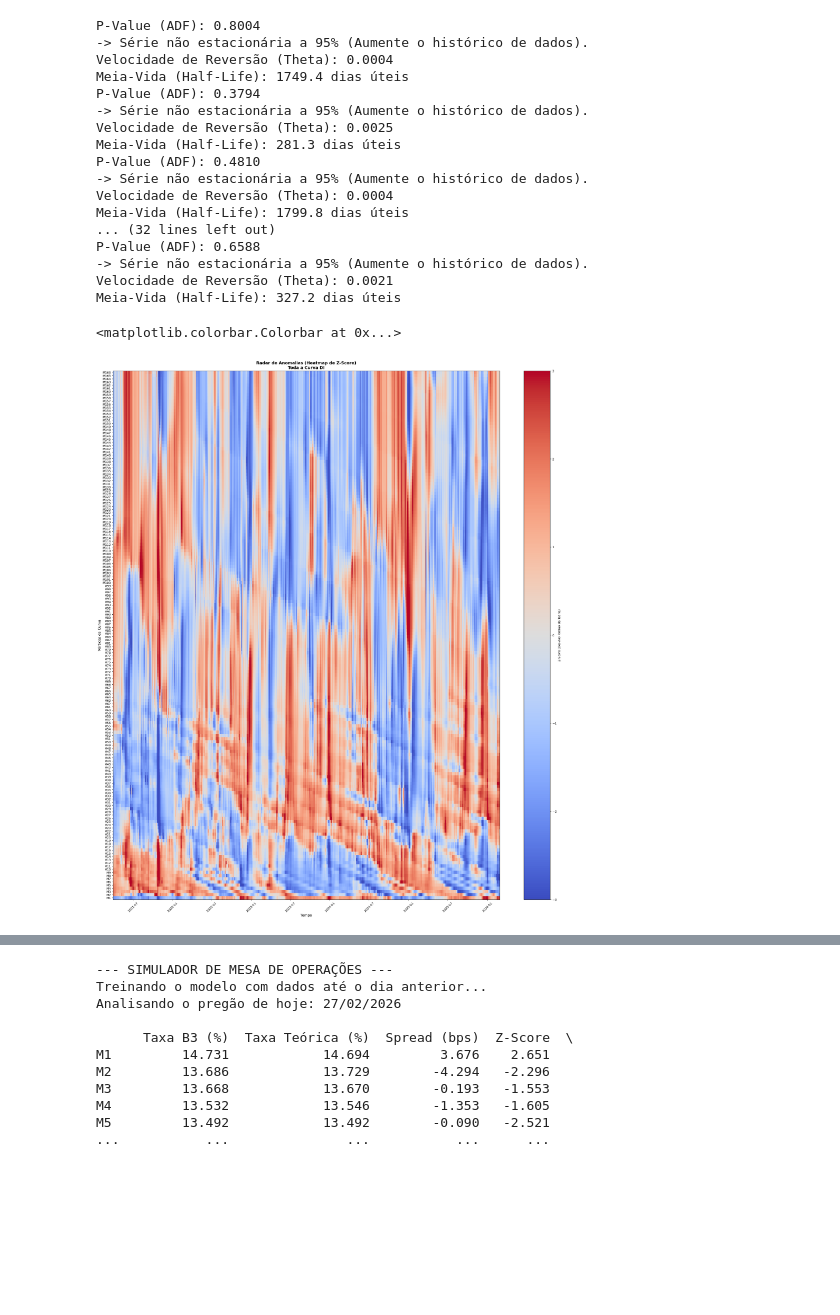
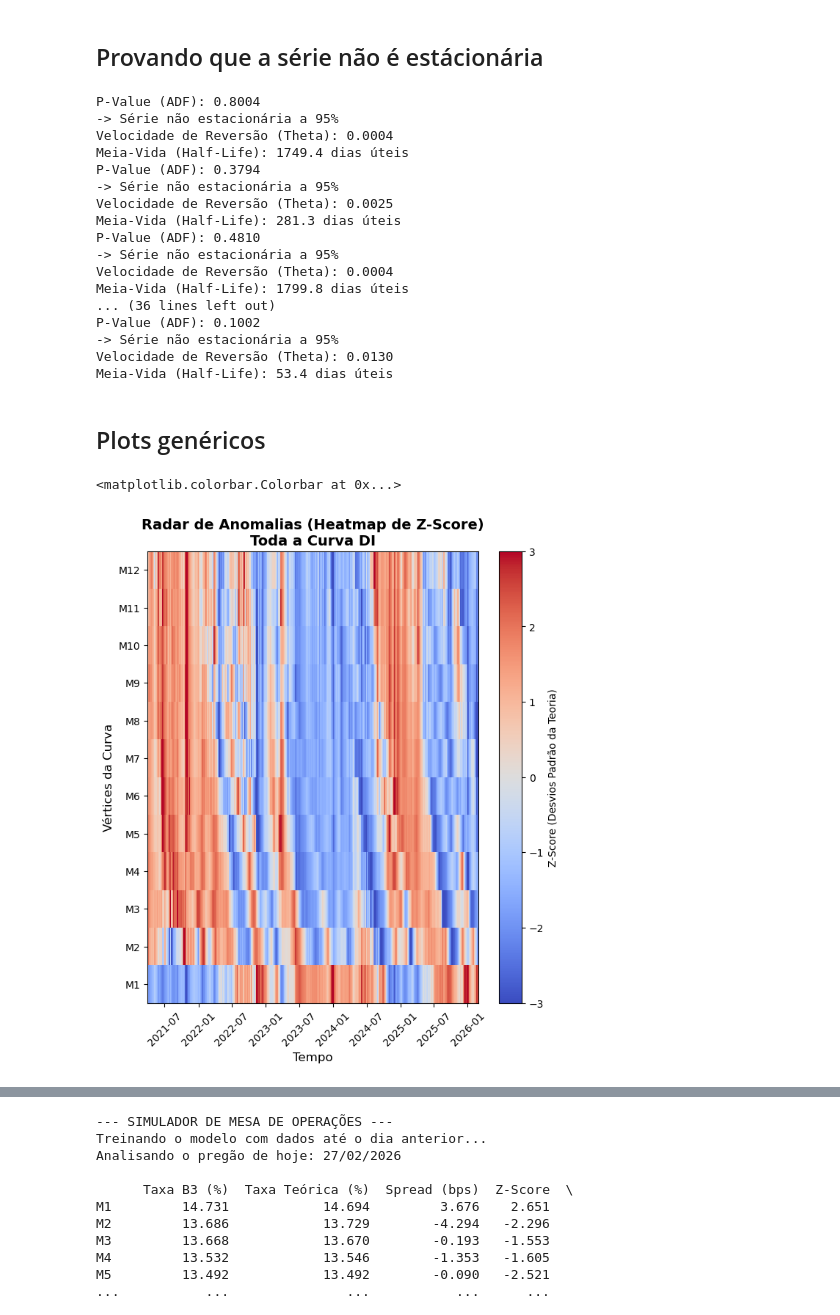
Before and after one commit to adrianfilipe/artigo_di, a Jupyter notebook: code.ipynb, the cells around one changed output, grey strips where cells are left out. Saved outputs shown, nothing was run; the diff lists cells and outputs as text; code cells hidden in the pictures; blank space fills up the shorter version.

```diff
--- a/code.ipynb
+++ b/code.ipynb
@@ -199,3 +217,5 @@ plt.show()
+# %% [markdown]
+## Provando que a série não é estácionária
 # %%
 import statsmodels.api as sm
 from statsmodels.tsa.stattools import adfuller
@@ -212,7 +232,7 @@ for vertice_alvo in vertices_alvo:
     if adf_result[1] < 0.05:
         print("-> SÉRIE ESTACIONÁRIA! (Pode Operar)")
     else:
-        print("-> Série não estacionária a 95% (Aumente o histórico de dados).")
+        print("-> Série não estacionária a 95% ")
 
     # Regressão OLS para achar Theta
     y = series.diff().dropna()
@@ -230,22 +250,24 @@ for vertice_alvo in vertices_alvo:
         print("-> Erro: Theta negativo (série explosiva).")
 # %% [output]
 P-Value (ADF): 0.8004
--> Série não estacionária a 95% (Aumente o histórico de dados).
+-> Série não estacionária a 95%
 Velocidade de Reversão (Theta): 0.0004
 Meia-Vida (Half-Life): 1749.4 dias úteis
 P-Value (ADF): 0.3794
--> Série não estacionária a 95% (Aumente o histórico de dados).
+-> Série não estacionária a 95%
 Velocidade de Reversão (Theta): 0.0025
 Meia-Vida (Half-Life): 281.3 dias úteis
 P-Value (ADF): 0.4810
--> Série não estacionária a 95% (Aumente o histórico de dados).
+-> Série não estacionária a 95%
 Velocidade de Reversão (Theta): 0.0004
 Meia-Vida (Half-Life): 1799.8 dias úteis
-... (32 lines left out)
-P-Value (ADF): 0.6588
--> Série não estacionária a 95% (Aumente o histórico de dados).
-Velocidade de Reversão (Theta): 0.0021
-Meia-Vida (Half-Life): 327.2 dias úteis
+... (36 lines left out)
+P-Value (ADF): 0.1002
+-> Série não estacionária a 95%
+Velocidade de Reversão (Theta): 0.0130
+Meia-Vida (Half-Life): 53.4 dias úteis
+# %% [markdown]
+## Plots genéricos
 # %%
 import pandas as pd
 import numpy as np
@@ -253,40 +275,43 @@ import matplotlib.pyplot as plt
 import matplotlib.dates as mdates
 
 
-# 2. Calcular o Z-Score para TODOS os vértices ao mesmo tempo (O Radar completo)
+# Calcular o Z-Score para TODOS os vértices ao mesmo tempo (O Radar completo)
 window = 60
+
+vertices_alvo = ['M1','M2','M3','M4','M5', 'M6', 'M7', 'M8', 'M9', 'M10', 'M11', 'M12']
+df_spreads = df_spreads[vertices_alvo]
 # Z = (Valor - Média da Janela) / Desvio Padrão da Janela
 df_zscores = (df_spreads - df_spreads.rolling(window).mean()) / df_spreads.rolling(window).std()
 
 # Limpar os NaNs gerados pela janela móvel inicial (os primeiros 60 dias)
 df_z_clean = df_zscores.dropna()
 
 # 3. Preparar os eixos para o gráfico 3D e Heatmap
 # Eixo X = Datas, Eixo Y = Número do Vértice (1 a 15), Eixo Z = Valor do Z-Score
 X_dates = df_z_clean.index
 Y_verts = np.arange(1, len(df_z_clean.columns) + 1)
 X, Y = np.meshgrid(mdates.date2num(X_dates), Y_verts)
 Z = df_z_clean.T.values
 
 # 4. Criar a figura com as duas visualizações (Lado a Lado)
-fig = plt.figure(figsize=(64,32))
+fig = plt.figure(figsize=(16,8))
 
 # --- GRÁFICO 1: Heatmap (O Mapa de Calor da Mesa de Operações) ---
 ax1 = fig.add_subplot(121)
 # Usando cmap 'coolwarm': Vermelho = Z>0 (Venda), Azul = Z<0 (Compra)
 im = ax1.pcolormesh(X_dates, Y_verts, Z, cmap='coolwarm', vmin=-3, vmax=3, shading='auto')
 ax1.set_yticks(Y_verts)
 ax1.set_yticklabels(df_z_clean.columns)
 ax1.set_title('Radar de Anomalias (Heatmap de Z-Score)\nToda a Curva DI', fontsize=14, fontweight='bold')
 ax1.set_ylabel('Vértices da Curva', fontsize=12)
 ax1.set_xlabel('Tempo', fontsize=12)
 # Formatar o eixo X para mostrar as datas bonitinhas
 ax1.xaxis.set_major_formatter(mdates.DateFormatter('%Y-%m'))
 plt.setp(ax1.xaxis.get_majorticklabels(), rotation=45)
 fig.colorbar(im, ax=ax1, label='Z-Score (Desvios Padrão da Teoria)')
 # %% [output]
 <matplotlib.colorbar.Colorbar at 0x...>
-[figure, old version]
+[figure, new version]
 # %%
 from mpl_toolkits.mplot3d import Axes3D
 fig = plt.figure(figsize=(8, 10))
```
Also changed, not shown: parts of 13 cells of this notebook.
